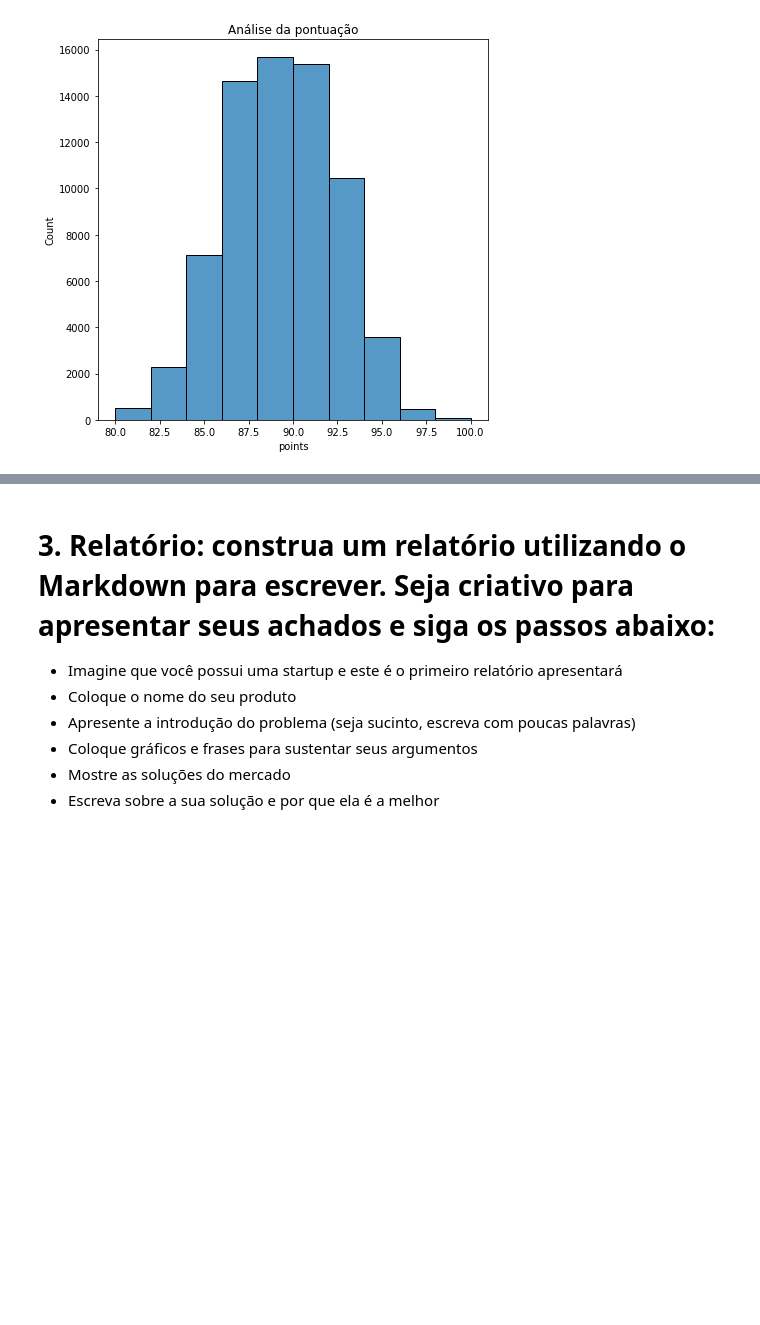
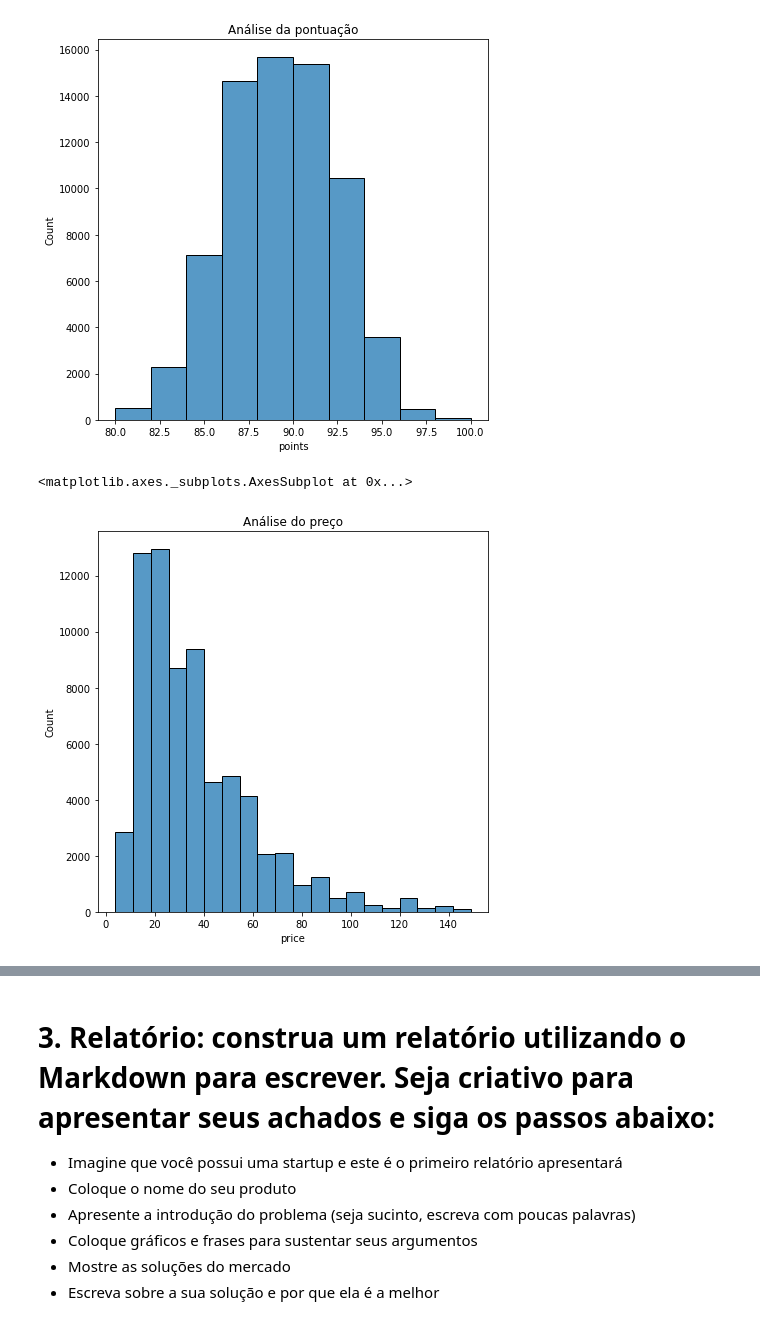
Before and after one commit to gabrielcgo/modulo03, a Jupyter notebook: projeto04_modulo3_5.ipynb, the cells around one changed output, grey strips where cells are left out. Drawn from its saved outputs; the diff is of its cells as text; code cells hidden in the pictures; blank space fills up the shorter version.

```diff
--- a/projeto04_modulo3_5.ipynb
+++ b/projeto04_modulo3_5.ipynb
@@ -144,6 +208,10 @@ sns.histplot(data=df, x ='points', bins=10)
 <matplotlib.axes._subplots.AxesSubplot at 0x...>
 [figure]
 # %%
+df2 = df.loc[(df['price'] < 150)]
 plt.figure(figsize=(7,7)) # Aumentei Visualização
-plt.title('Análise da pontuação') # Título
-sns.histplot(data=df, x ='points', y='', bins=10)
+plt.title('Análise do preço') # Título
+sns.histplot(data=df2, x ='price', bins=20)
+# %% [output]
+<matplotlib.axes._subplots.AxesSubplot at 0x...>
+[figure, added]
```
Also changed, not shown: parts of 11 cells of this notebook.
